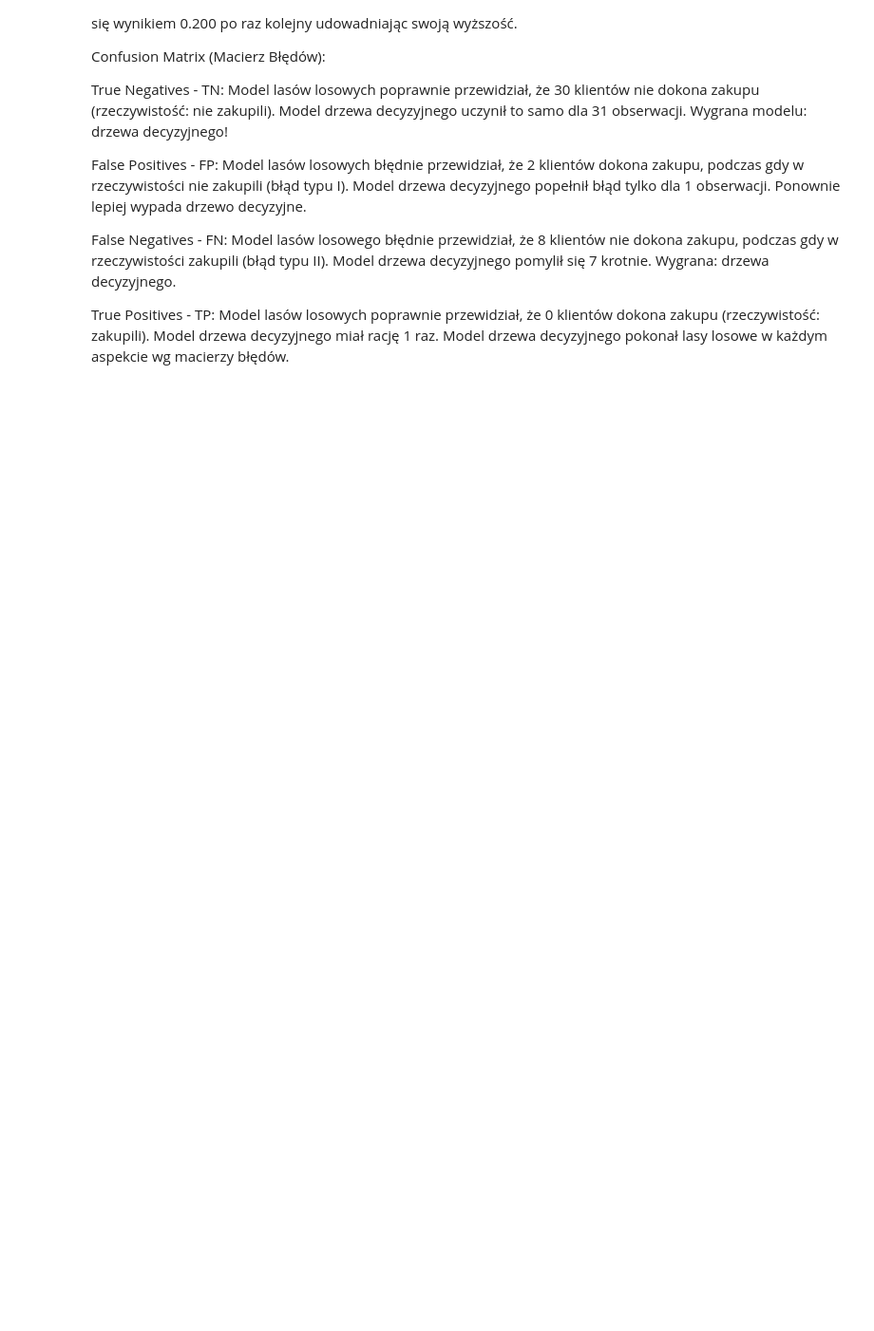
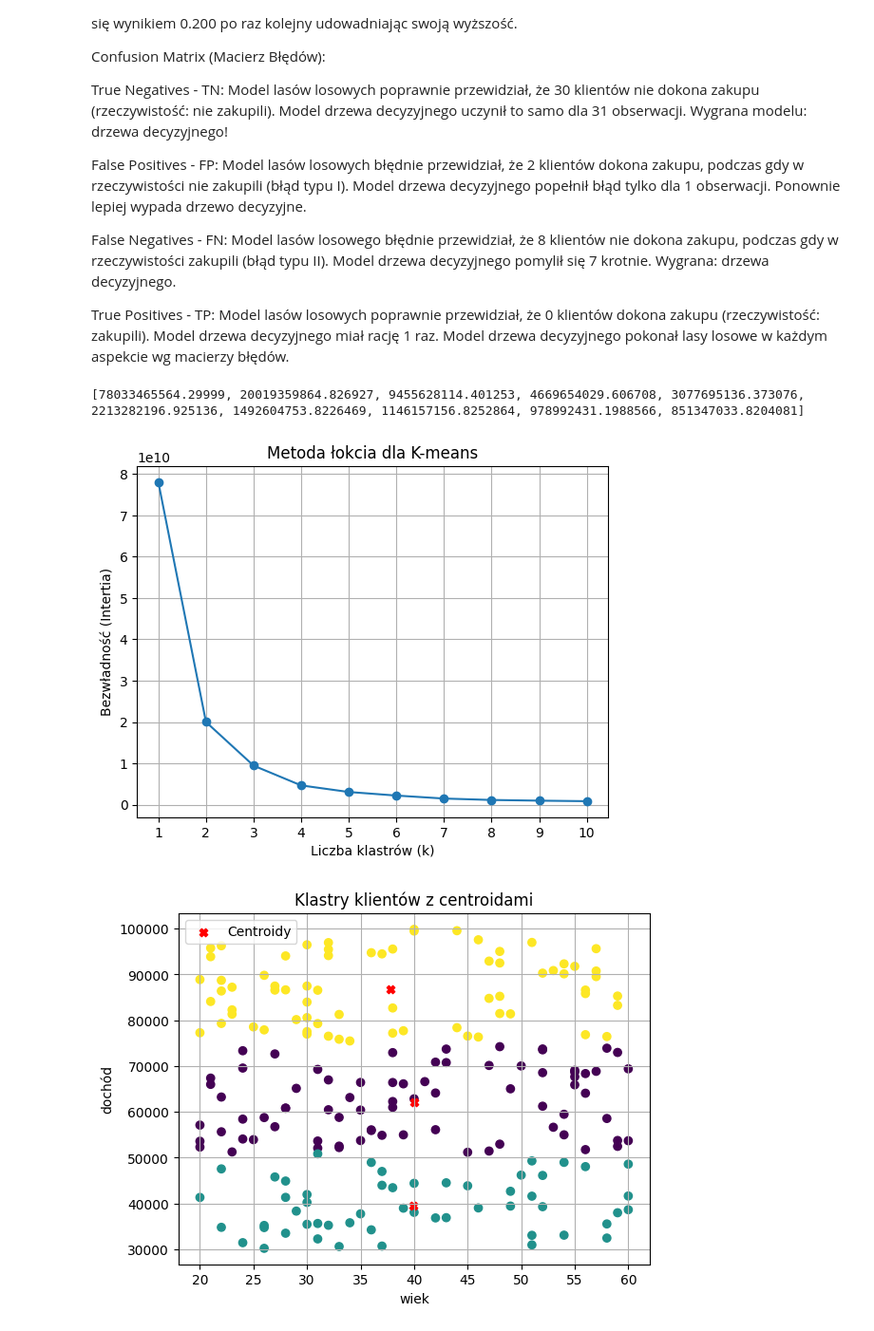
Before and after one commit to LPiskor/moje_projekty_ml, a Jupyter notebook: Statystyka_Dla_Danych.ipynb, the cells around one changed output. Shown at 95% size. Cells and saved outputs as stored; diff of their text form; code cells hidden in the pictures; blank space fills up the shorter version.

Commit message:
K-means, Elbow Method, Centroids and visualization of data

```diff
--- a/Statystyka_Dla_Danych.ipynb
+++ b/Statystyka_Dla_Danych.ipynb
@@ -1026,3 +1026,55 @@ False Positives - FP: Model lasów losowych błędnie przewidział, że 2 klient
 False Negatives - FN: Model lasów losowego błędnie przewidział, że 8 klientów nie dokona zakupu, podczas gdy w rzeczywistości zakupili (błąd typu II). Model drzewa decyzyjnego pomylił się 7 krotnie. Wygrana: drzewa decyzyjnego.
 
 True Positives - TP: Model lasów losowych poprawnie przewidział, że 0 klientów dokona zakupu (rzeczywistość: zakupili). Model drzewa decyzyjnego miał rację 1 raz. Model drzewa decyzyjnego pokonał lasy losowe w każdym aspekcie wg macierzy błędów.
+# %%
+from sklearn.cluster import KMeans
+import matplotlib.pyplot as pls
+
+#Metoda łokcia - poszukiwanie miejsca spłaszczenia wykresu (znalezienie wartości k, po której spadek wartości zwalnia i wykres staje się płaski)
+X = df_marketing[['wiek','dochód']] #Przypisanie do X wartości 2 kolumn
+inertia_values = []
+k_values = range(1,11)
+
+#Utworzenie pętli sprawdzającej wartości k po kolei dla wszystkich liczb od 1 do 10
+for k in k_values:
+    kmeans = KMeans(n_clusters=k, random_state=42).fit(X)
+    inertia_values.append(kmeans.inertia_)
+print(inertia_values)
+
+#Wyświetlenie wykresu liniowego na podstawie danych obliczonych w pętli i liczby klastrów
+plt.figure()
+plt.plot(k_values, inertia_values, marker='o', linestyle='-')
+plt.title('Metoda łokcia dla K-means')
+plt.xlabel('Liczba klastrów (k)')
+plt.ylabel('Bezwładność (Intertia)')
+plt.xticks(k_values) #Ustawia znaczniki osi X na konkretną liczbę klastrów
+plt.grid(True) #Włącza siatkę
+plt.show()
+
+#Budowa i trening modelu z wybraną na podstawie metody łokcia liczbą klastrów
+optimal_k_value = 3
+final_kmeans = KMeans(n_clusters=optimal_k_value, random_state=42).fit(X)
+labels = final_kmeans.labels_
+df_marketing['etykiety'] = labels
+centers = final_kmeans.cluster_centers_
+#print(centers)
+#Odseparowanie pierwszej kolumny - wartość X wykresu punktowego centroidów
+centers_age = centers[:,0]
+#Odseparowanie drugiej kolumny - wartość Y wykresu punktowego centroidów
+centers_salary = centers[:,1]
+
+
+#Wizualizacja danych przy pomocy wykresu punktowego
+plt.figure()
+plt.scatter(x=df_marketing['wiek'], y=df_marketing['dochód'], c=df_marketing['etykiety'])
+plt.xlabel('wiek')
+plt.ylabel('dochód')
+plt.title('Klastry klientów z centroidami')
+plt.scatter(x=centers_age, y=centers_salary, c='red', marker='X', label='Centroidy')
+plt.grid(True)
+plt.legend()
+plt.show()
+# %% [output]
+[78033465564.29999, 20019359864.826927, 9455628114.401253, 4669654029.606708, 3077695136.373076, 2213282196.925136, 1492604753.8226469, 1146157156.8252864, 978992431.1988566, 851347033.8204081]
+[figure, added]
+[figure, added]
```
